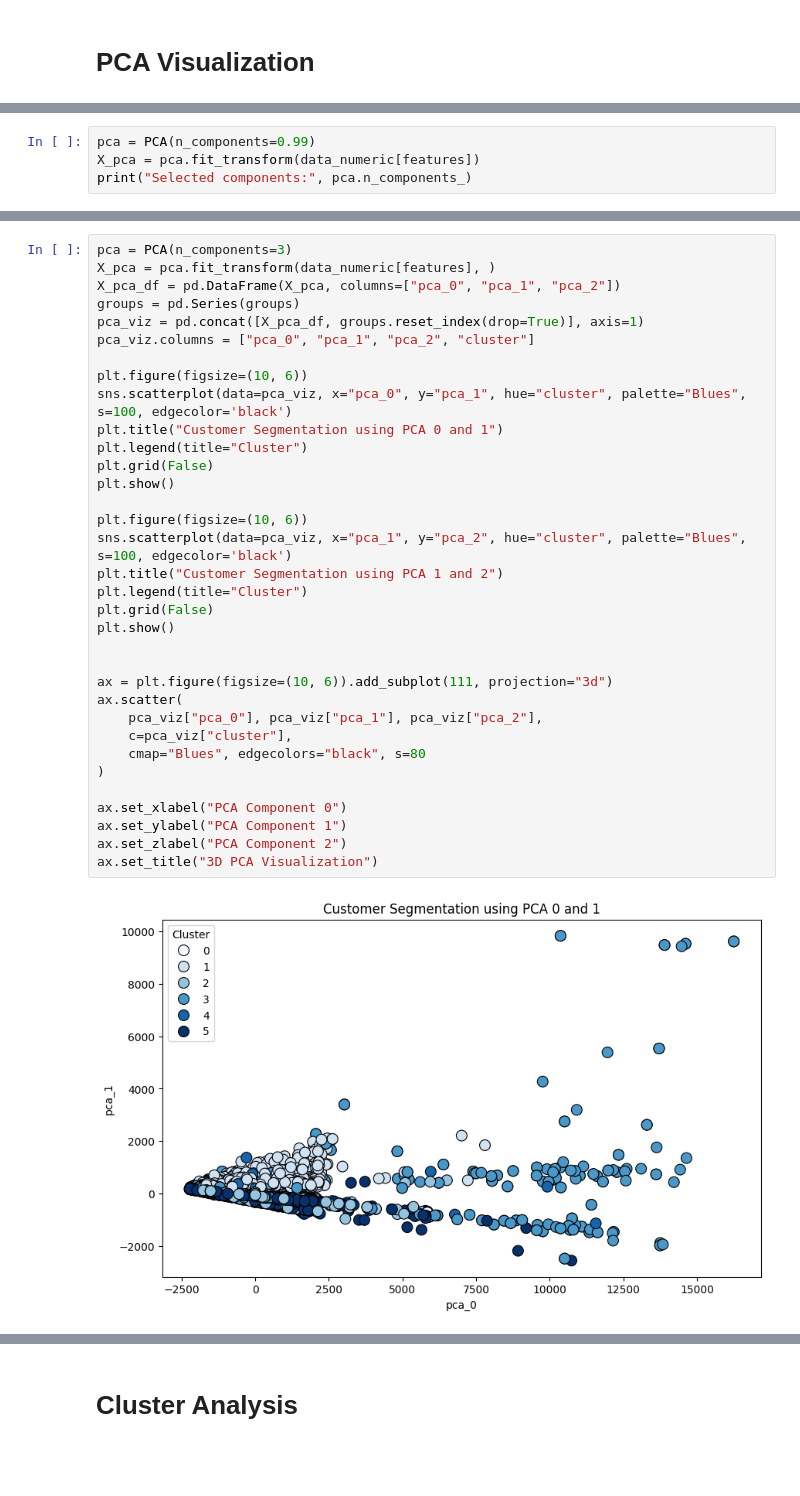
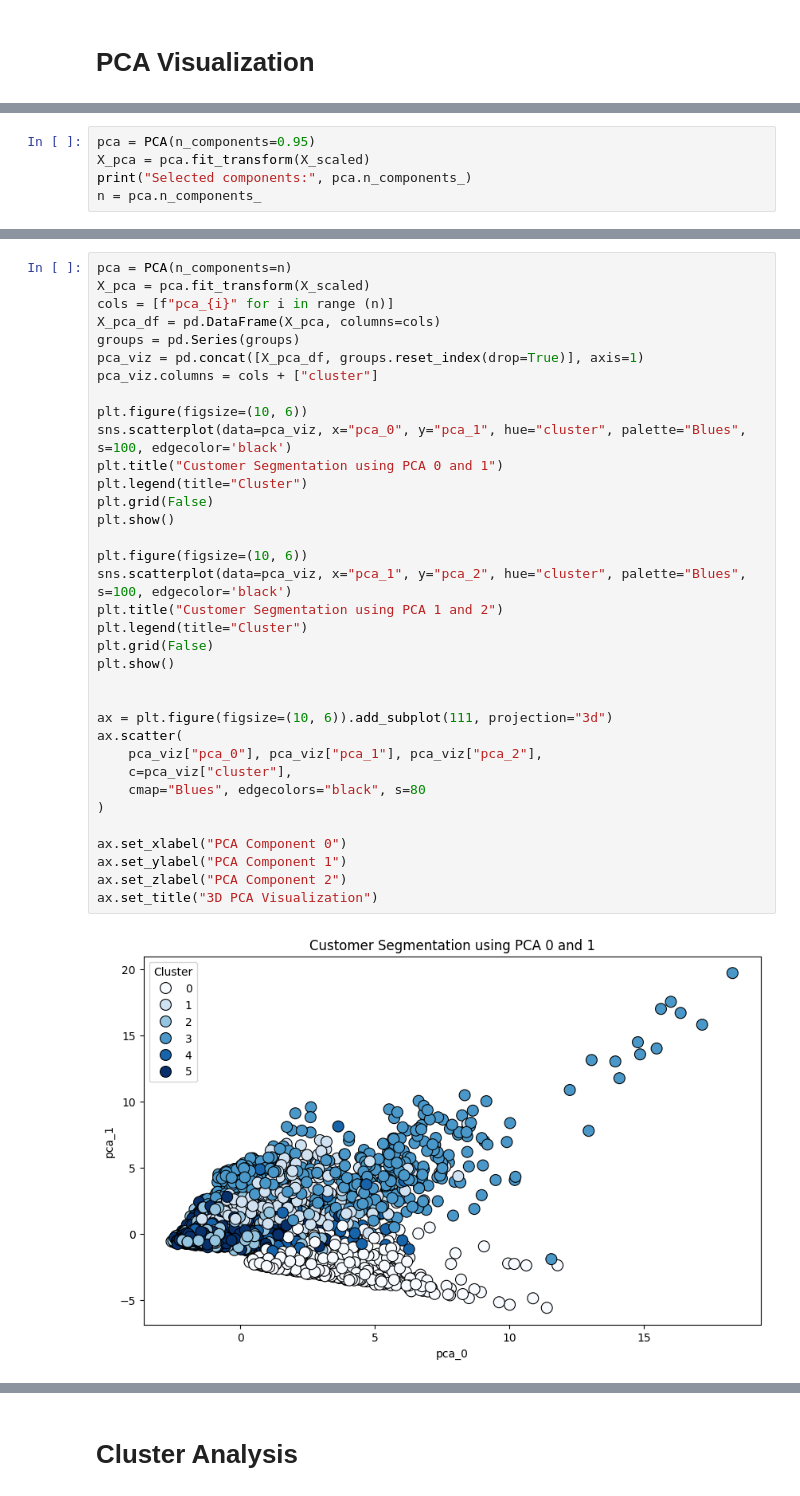
Before and after one commit to sultanmr/travel-tide, a Jupyter notebook: TravelTide.ipynb, the cells around one changed output, grey strips where cells are left out. Drawn from its saved outputs; the diff is of its cells as text; blank space fills up the shorter version.

```diff
--- a/TravelTide.ipynb
+++ b/TravelTide.ipynb
@@ -268,5 +268,6 @@ plt.show()
 # %%
-pca = PCA(n_components=0.99)
-X_pca = pca.fit_transform(data_numeric[features])
+pca = PCA(n_components=0.95)
+X_pca = pca.fit_transform(X_scaled)
 print("Selected components:", pca.n_components_)
+n = pca.n_components_
 # %% [output]
@@ -274,36 +275,37 @@ Selected components: 3
 # %%
-pca = PCA(n_components=3)
-X_pca = pca.fit_transform(data_numeric[features], )
-X_pca_df = pd.DataFrame(X_pca, columns=["pca_0", "pca_1", "pca_2"])
+pca = PCA(n_components=n)
+X_pca = pca.fit_transform(X_scaled)
+cols = [f"pca_{i}" for i in range (n)]
+X_pca_df = pd.DataFrame(X_pca, columns=cols)
 groups = pd.Series(groups)
 pca_viz = pd.concat([X_pca_df, groups.reset_index(drop=True)], axis=1)
-pca_viz.columns = ["pca_0", "pca_1", "pca_2", "cluster"]
+pca_viz.columns = cols + ["cluster"]
 
 plt.figure(figsize=(10, 6))
 sns.scatterplot(data=pca_viz, x="pca_0", y="pca_1", hue="cluster", palette="Blues", s=100, edgecolor='black')
 plt.title("Customer Segmentation using PCA 0 and 1")
 plt.legend(title="Cluster")
 plt.grid(False)
 plt.show()
 
 plt.figure(figsize=(10, 6))
 sns.scatterplot(data=pca_viz, x="pca_1", y="pca_2", hue="cluster", palette="Blues", s=100, edgecolor='black')
 plt.title("Customer Segmentation using PCA 1 and 2")
 plt.legend(title="Cluster")
 plt.grid(False)
 plt.show()
 
 
 ax = plt.figure(figsize=(10, 6)).add_subplot(111, projection="3d")
 ax.scatter(
     pca_viz["pca_0"], pca_viz["pca_1"], pca_viz["pca_2"],
     c=pca_viz["cluster"],
     cmap="Blues", edgecolors="black", s=80
 )
 
 ax.set_xlabel("PCA Component 0")
 ax.set_ylabel("PCA Component 1")
 ax.set_zlabel("PCA Component 2")
 ax.set_title("3D PCA Visualization")
 # %% [output]
-[figure, old version]
+[figure, new version]
```
Also changed, not shown: parts of 3 cells of this notebook.
